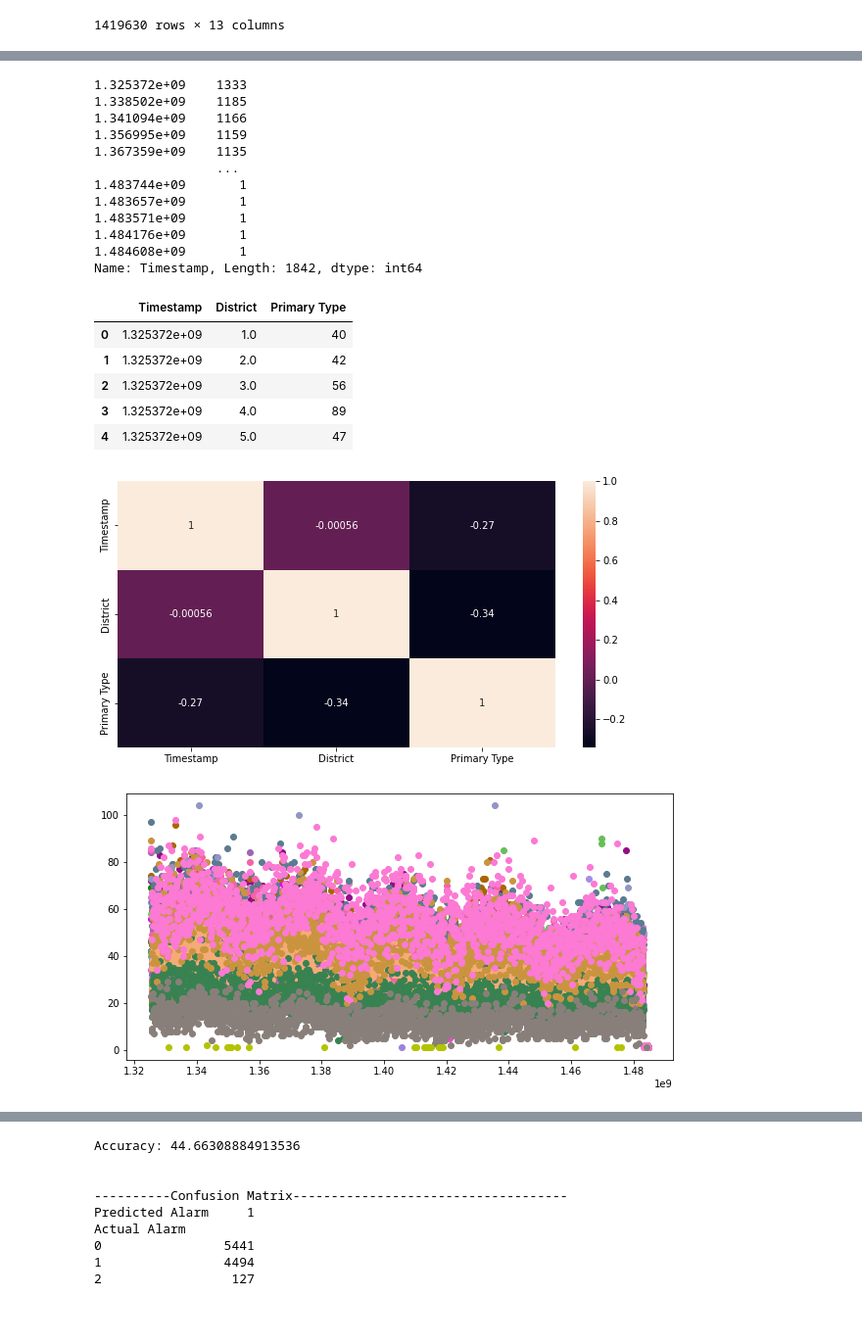
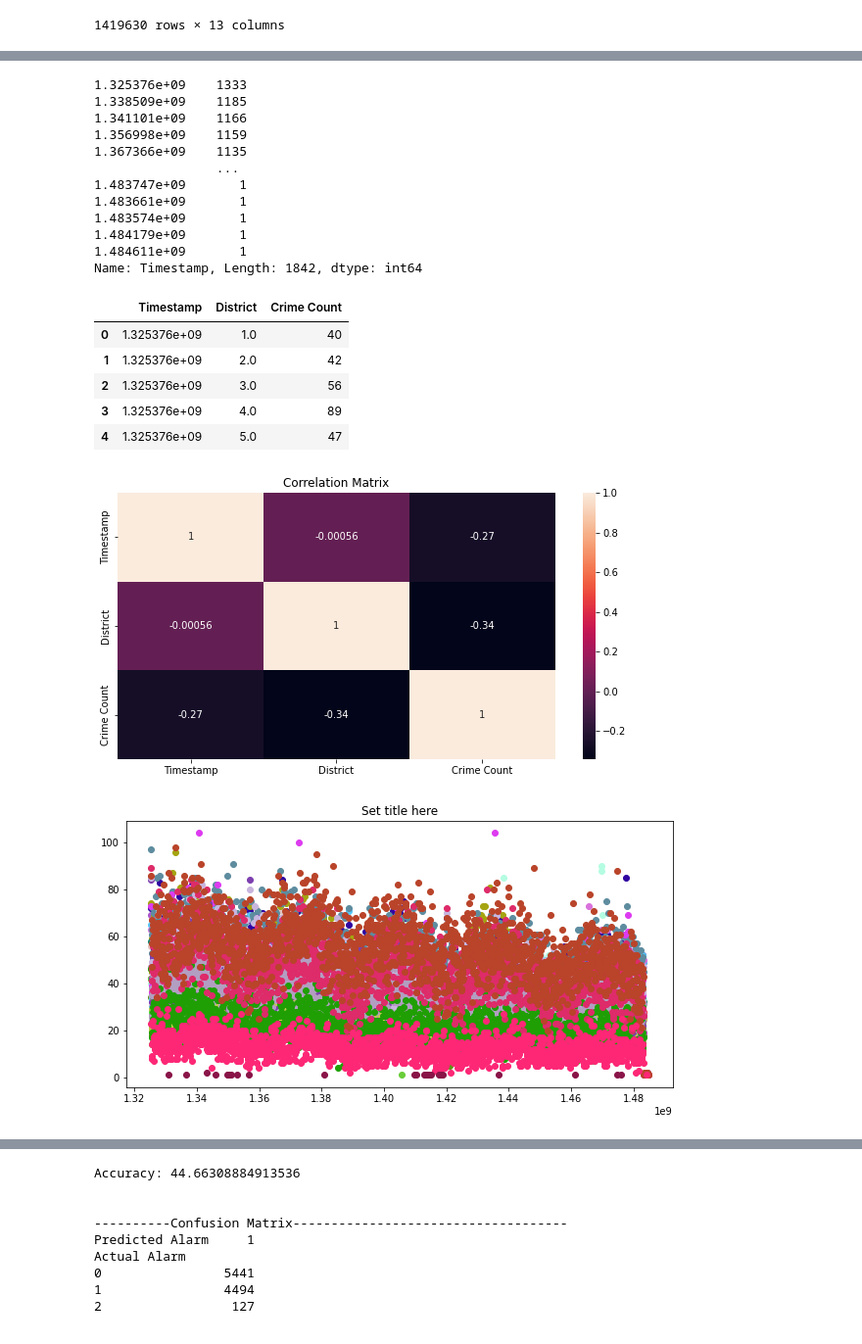
Before and after one commit to anto8460/chicago_project, a Jupyter notebook: chicago_project/ak_implementation.ipynb, the cells around one changed output, grey strips where cells are left out. Shown at 98% size. Saved outputs shown, nothing was run; the diff lists cells and outputs as text; code cells hidden in the pictures.

Commit message:
refactored timestamp, and renamed column

```diff
--- a/chicago_project/ak_implementation.ipynb
+++ b/chicago_project/ak_implementation.ipynb
@@ -178,19 +156,20 @@ plt.show()
 # %% [output]
 [figure]
 # %%
-import ciso8601
 import time
 
+# Here we convert the Date, to a Unix Timestamp, we skip the hours/mins/seconds
+# so we round up and store the timestamp of the day only
 
-def convert_to_timestamp(x):
+def convert_to_daily_timestamp(x):
     # ts = pd.Timestamp(x)
     # ts = ts.normalize()
-    x = x.strftime("%Y-%m-%d")
-    ts = ciso8601.parse_datetime(x)
+    x = x.strftime("%m/%d/%Y")
     # to get time in seconds:
-    return time.mktime(ts.timetuple())
+    return pd.Timestamp(x).timestamp()
 # With hours !
-police_data_with_month['Timestamp'] = police_data_with_month['Date'].apply(convert_to_timestamp)
+police_data_with_month['Timestamp'] = police_data_with_month['Date'].apply(convert_to_daily_timestamp)
+
 
 police_data_with_month
 # %% [output]
@@ -288,50 +267,54 @@ Name: District, dtype: int64
 # %%
 test_df['Timestamp'].value_counts()
 # %% [output]
-1.325372e+09    1333
-1.338502e+09    1185
-1.341094e+09    1166
-1.356995e+09    1159
-1.367359e+09    1135
+1.325376e+09    1333
+1.338509e+09    1185
+1.341101e+09    1166
+1.356998e+09    1159
+1.367366e+09    1135
                 ...
-1.483744e+09       1
-1.483657e+09       1
-1.483571e+09       1
-1.484176e+09       1
-1.484608e+09       1
+1.483747e+09       1
+1.483661e+09       1
+1.483574e+09       1
+1.484179e+09       1
+1.484611e+09       1
 Name: Timestamp, Length: 1842, dtype: int64
 # %%
-test_df = test_df.groupby(['Timestamp', 'District'], as_index=False).agg({"Primary Type":"count"})
+test_df = test_df.groupby(['Timestamp', 'District'],
+                          as_index=False).agg({"Primary Type": "count"})
+test_df.rename(
+    columns={'Primary Type': 'Crime Count'}, inplace=True)
 test_df.head()
 # %% [output]
-|  | Timestamp | District | Primary Type |
-| 0 | 1.325372e+09 | 1.0 | 40 |
-| 1 | 1.325372e+09 | 2.0 | 42 |
-| 2 | 1.325372e+09 | 3.0 | 56 |
-| 3 | 1.325372e+09 | 4.0 | 89 |
-| 4 | 1.325372e+09 | 5.0 | 47 |
+|  | Timestamp | District | Crime Count |
+| 0 | 1.325376e+09 | 1.0 | 40 |
+| 1 | 1.325376e+09 | 2.0 | 42 |
+| 2 | 1.325376e+09 | 3.0 | 56 |
+| 3 | 1.325376e+09 | 4.0 | 89 |
+| 4 | 1.325376e+09 | 5.0 | 47 |
 # %%
 import seaborn as sn
 
 corrMatrix = test_df.corr()
 sn.heatmap(corrMatrix, annot=True)
+plt.title('Correlation Matrix')
 plt.show()
 # Hmm seems we do not have any correletaion :D
 # %% [output]
-[figure, old version]
+[figure, new version]
 # %%
 # See the data points
 import random
 
 for d in disct:
     color = (random.random(), random.random(), random.random())
     time = test_df[test_df['District'] == d]
     crimes = test_df[test_df['District'] == d]
-    plt.plot(time['Timestamp'], crimes['Primary Type'], 'o', color=color, label=d)
+    plt.plot(time['Timestamp'], crimes['Crime Count'], 'o', color=color, label=d)
+plt.title('Set title here')
 plt.show()
-plt.show()
 # %% [output]
-[figure, old version]
+[figure, new version]
 # %%
 print(test_df.describe())
 
```
Also changed, not shown: parts of 9 cells of this notebook.
